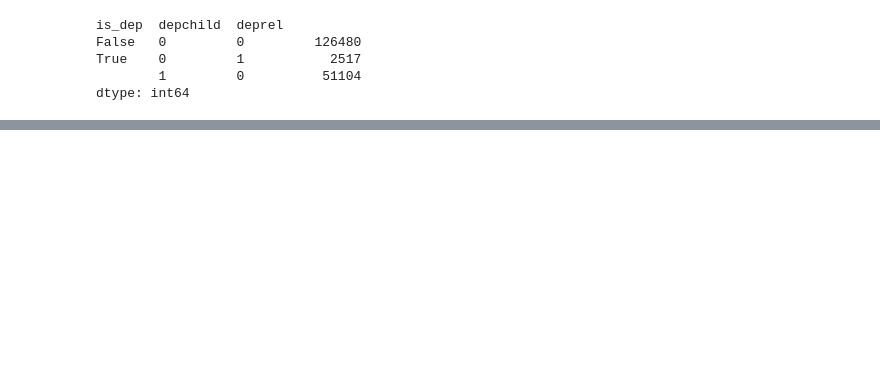
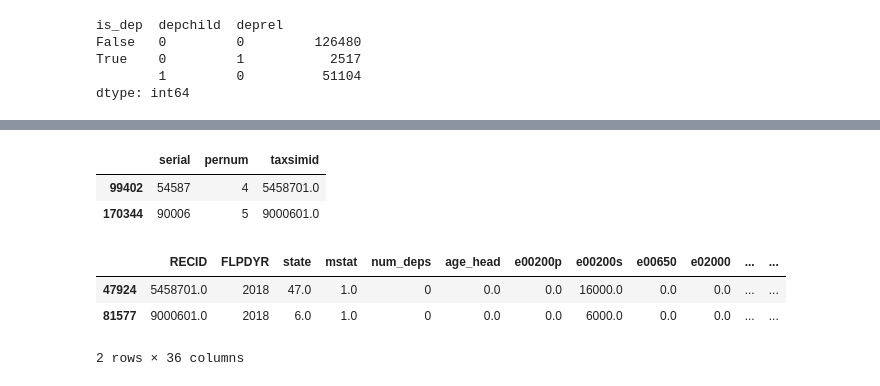
Before and after one commit to UBICenter/covid_ui, a Jupyter notebook: tax_units.ipynb, the cells around one changed output, grey strips where cells are left out. Drawn from its saved outputs; the diff is of its cells as text; code cells hidden in the pictures; blank space fills up the shorter version.

```diff
--- a/tax_units.ipynb
+++ b/tax_units.ipynb
@@ -216,0 +390,13 @@ crosswalk.rename({'x1': 'taxsimid'}, axis=1, inplace=True)
+# %%
+crosswalk[crosswalk.taxsimid.isin([5458701, 9000601])]
+# %% [output]
+|  | serial | pernum | taxsimid |
+| 99402 | 54587 | 4 | 5458701.0 |
+| 170344 | 90006 | 5 | 9000601.0 |
+# %%
+cps_tc[(cps_tc.e00200s != 0) & cps_tc.MARS.isin([1, 5])]
+# %% [output]
+|  | RECID | FLPDYR | state | mstat | num_deps | age_head | e00200p | e00200s | e00650 | e02000 | ... | ... |
+| 47924 | 5458701.0 | 2018 | 47.0 | 1.0 | 0 | 0.0 | 0.0 | 16000.0 | 0.0 | 0.0 | ... | ... |
+| 81577 | 9000601.0 | 2018 | 6.0 | 1.0 | 0 | 0.0 | 0.0 | 6000.0 | 0.0 | 0.0 | ... | ... |
+2 rows × 36 columns
```
Also changed, not shown: parts of 30 cells of this notebook, 1 other file.
